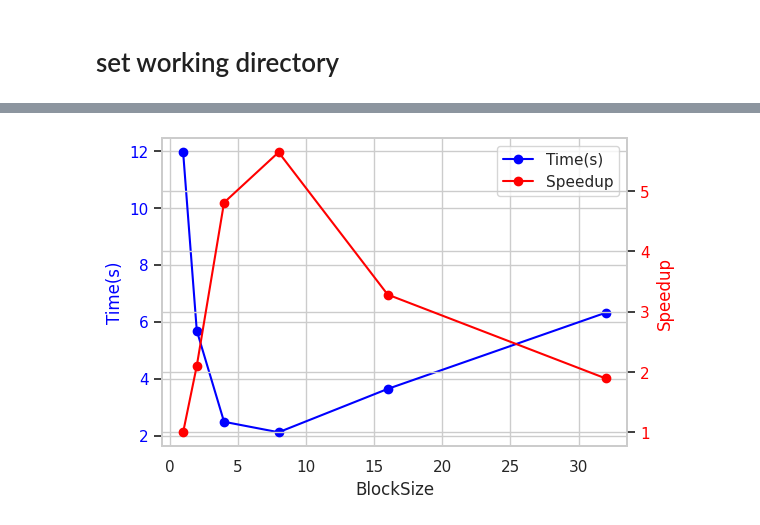
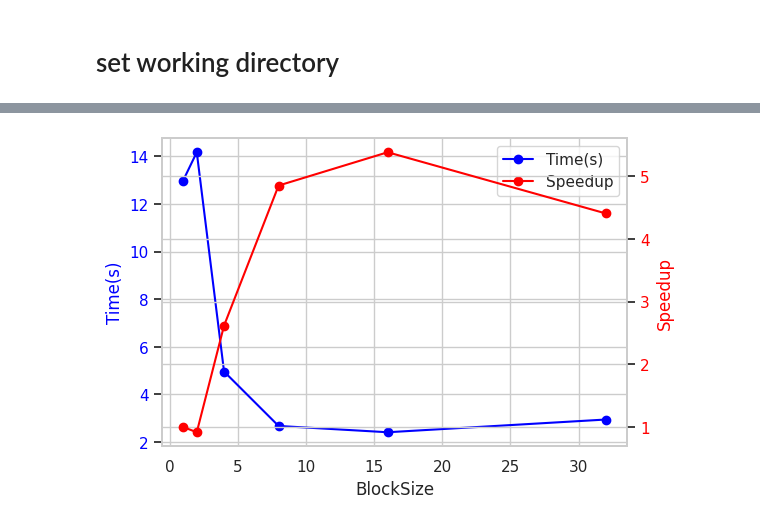
Before and after one commit to michaelsouza/CC0325, a Jupyter notebook: codes/matmat/matmat.ipynb, the cells around one changed output, grey strips where cells are left out. Drawn from its saved outputs; the diff is of its cells as text; code cells hidden in the pictures.

```diff
--- a/codes/matmat/matmat.ipynb
+++ b/codes/matmat/matmat.ipynb
@@ -60,24 +77,26 @@ Polynomial Fit Equation: Poly(5.85671843422782e-8*x**3 - 7.65472700718467e-5*x**
 # %%
+df_filtered = df[df['MatrixSize'] == 1024]
+
 # Create figure and primary axis
 fig, ax1 = plt.subplots(figsize=(6, 4))
 
 # Plot Time(s) on primary axis (blue)
 ax1.plot(df_filtered['BlockSize'], df_filtered['Time(s)'], marker='o', color='blue', label='Time(s)')
 ax1.set_xlabel('BlockSize')
 ax1.set_ylabel('Time(s)', color='blue')
 ax1.tick_params(axis='y', labelcolor='blue')
 
 # Create secondary axis (red) and plot Speedup
 ax2 = ax1.twinx()
 ax2.plot(df_filtered['BlockSize'], df_filtered['Speedup'], marker='o', color='red', label='Speedup')
 ax2.set_ylabel('Speedup', color='red')
 ax2.tick_params(axis='y', labelcolor='red')
 
 # Add legend
 lines1, labels1 = ax1.get_legend_handles_labels()
 lines2, labels2 = ax2.get_legend_handles_labels()
 ax1.legend(lines1 + lines2, labels1 + labels2, loc='upper right')
 
 plt.show()
 # %% [output]
-[figure, old version]
+[figure, new version]
```
Also changed, not shown: parts of 4 cells of this notebook, 5 other files.
